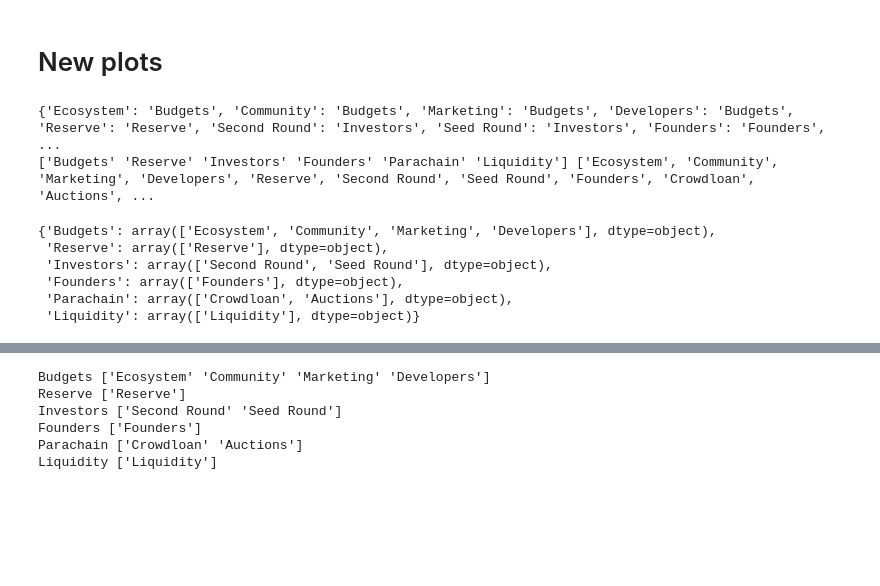
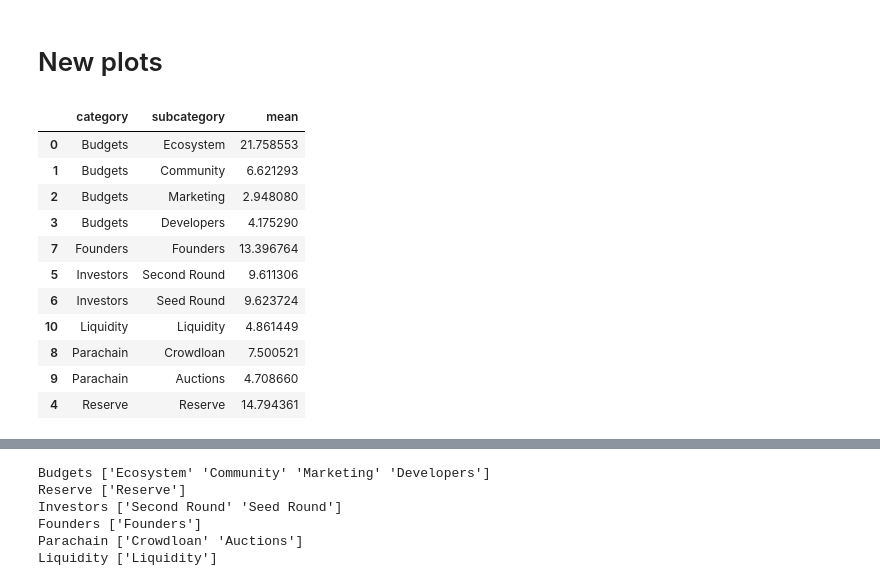
Before and after one commit to hashed-io/hashed-genesis-token-distribution-scraping, a Jupyter notebook: genesis_token.ipynb, the cells around one changed output, grey strips where cells are left out. Saved outputs shown, nothing was run; the diff lists cells and outputs as text; code cells hidden in the pictures; blank space fills up the shorter version.

```diff
--- a/genesis_token.ipynb
+++ b/genesis_token.ipynb
@@ -347,30 +347,36 @@ for ax, df, title in zip(axes, (polkadot_cat_mean, polkadot_subcat_mean), ('Cate
 # %%
 # polkadot_subcat_mean
 cats = categories['Category'].unique()
 subcats = []
+
+data = []
 
 hashmap = {}
 
 for cat in categories['Category'].unique():
   for subcat in categories[categories['Category'] == cat]['Subcategory'].unique():
     hashmap[subcat] = cat
     subcats.append(subcat)
 
-print(hashmap)
-print(cats, subcats)
+    data.append({
+      'category': cat,
+      'subcategory': subcat,
+      'mean': polkadot_subcat_mean[subcat],
+    })
 
-memo = {}
-
-for cat in cats:
-  memo[cat] = categories[categories['Category'] == cat]['Subcategory'].unique()
-
-memo
+data_df = pd.DataFrame.from_records(data)
+data_df.sort_values(by=['category'], inplace=True)
+data_df
 # %% [output]
-{'Ecosystem': 'Budgets', 'Community': 'Budgets', 'Marketing': 'Budgets', 'Developers': 'Budgets', 'Reserve': 'Reserve', 'Second Round': 'Investors', 'Seed Round': 'Investors', 'Founders': 'Founders',  ...
-['Budgets' 'Reserve' 'Investors' 'Founders' 'Parachain' 'Liquidity'] ['Ecosystem', 'Community', 'Marketing', 'Developers', 'Reserve', 'Second Round', 'Seed Round', 'Founders', 'Crowdloan', 'Auctions', ...
-{'Budgets': array(['Ecosystem', 'Community', 'Marketing', 'Developers'], dtype=object),
- 'Reserve': array(['Reserve'], dtype=object),
- 'Investors': array(['Second Round', 'Seed Round'], dtype=object),
- 'Founders': array(['Founders'], dtype=object),
- 'Parachain': array(['Crowdloan', 'Auctions'], dtype=object),
- 'Liquidity': array(['Liquidity'], dtype=object)}
+|  | category | subcategory | mean |
+| 0 | Budgets | Ecosystem | 21.758553 |
+| 1 | Budgets | Community | 6.621293 |
+| 2 | Budgets | Marketing | 2.948080 |
+| 3 | Budgets | Developers | 4.175290 |
+| 7 | Founders | Founders | 13.396764 |
+| 5 | Investors | Second Round | 9.611306 |
+| 6 | Investors | Seed Round | 9.623724 |
+| 10 | Liquidity | Liquidity | 4.861449 |
+| 8 | Parachain | Crowdloan | 7.500521 |
+| 9 | Parachain | Auctions | 4.708660 |
+| 4 | Reserve | Reserve | 14.794361 |
```
Also changed, not shown: parts of 1 cell of this notebook, 2 other files.
